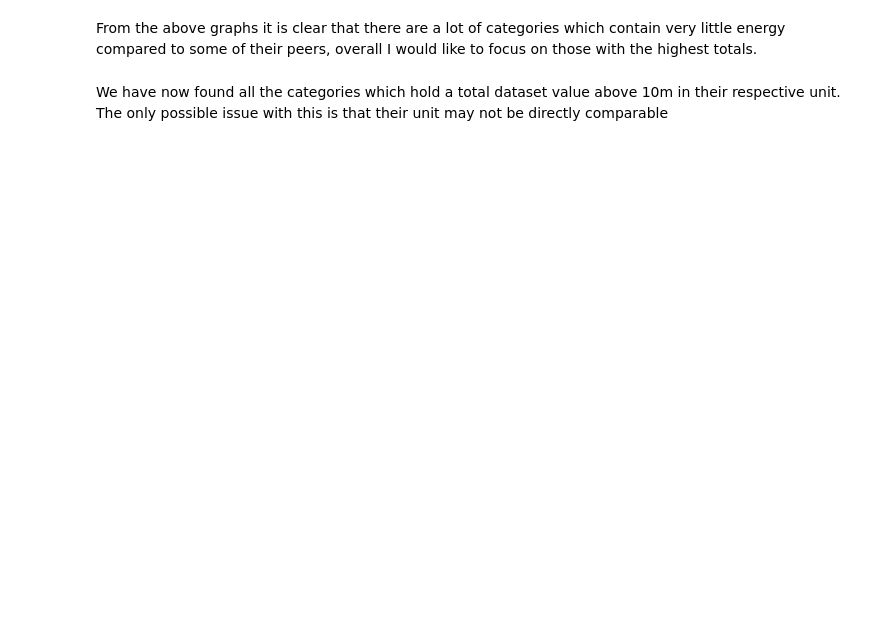
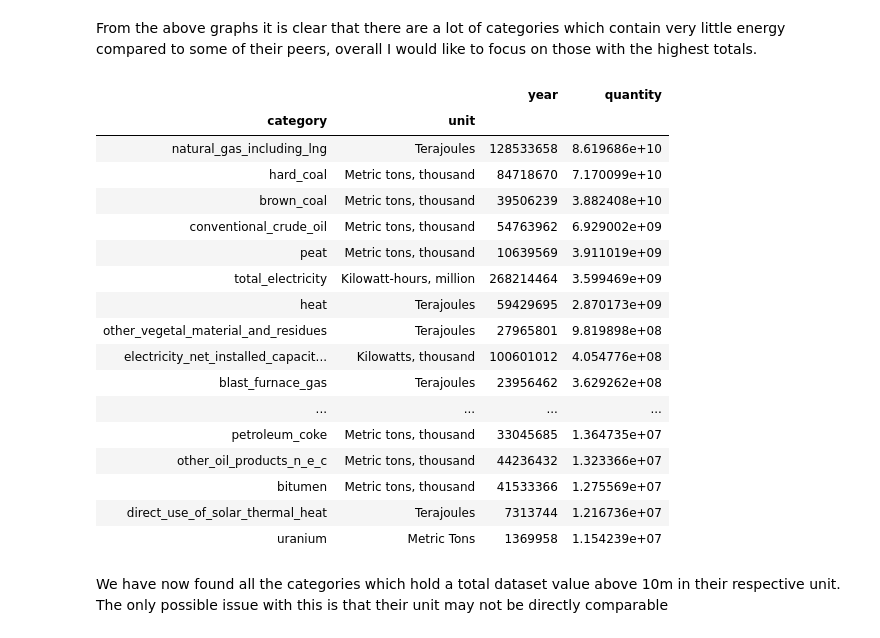
Before and after one commit to See-You-Data/UNInternationalEnergyData, a Jupyter notebook: dan_exploratory_analysis.ipynb, the cells around one changed output. Drawn from its saved outputs; the diff is of its cells as text; code cells hidden in the pictures; blank space fills up the shorter version.

```diff
--- a/dan_exploratory_analysis.ipynb
+++ b/dan_exploratory_analysis.ipynb
@@ -135,9 +138,27 @@ KeyError: "['quantity_footnotes'] not found in axis"
 From the above graphs it is clear that there are a lot of categories which contain very little energy compared to some of their peers, overall I would like to focus on those with the highest totals.
 # %%
 df_top_categories = df.groupby(['category','unit']).sum()
-df_top_categories.drop(['year','quantity_footnotes'], axis=1, inplace=True)
 df_top_categories.sort_values(by=['quantity'], inplace=True, ascending=False)
 df_top_categories[df_top_categories['quantity']>=1E7]
+# %% [output]
+|  |  | year | quantity |
+| category | unit |  |  |
+| natural_gas_including_lng | Terajoules | 128533658 | 8.619686e+10 |
+| hard_coal | Metric tons, thousand | 84718670 | 7.170099e+10 |
+| brown_coal | Metric tons, thousand | 39506239 | 3.882408e+10 |
+| conventional_crude_oil | Metric tons, thousand | 54763962 | 6.929002e+09 |
+| peat | Metric tons, thousand | 10639569 | 3.911019e+09 |
+| total_electricity | Kilowatt-hours, million | 268214464 | 3.599469e+09 |
+| heat | Terajoules | 59429695 | 2.870173e+09 |
+| other_vegetal_material_and_residues | Terajoules | 27965801 | 9.819898e+08 |
+| electricity_net_installed_capacit... | Kilowatts, thousand | 100601012 | 4.054776e+08 |
+| blast_furnace_gas | Terajoules | 23956462 | 3.629262e+08 |
+| ... | ... | ... | ... |
+| petroleum_coke | Metric tons, thousand | 33045685 | 1.364735e+07 |
+| other_oil_products_n_e_c | Metric tons, thousand | 44236432 | 1.323366e+07 |
+| bitumen | Metric tons, thousand | 41533366 | 1.275569e+07 |
+| direct_use_of_solar_thermal_heat | Terajoules | 7313744 | 1.216736e+07 |
+| uranium | Metric Tons | 1369958 | 1.154239e+07 |
 # %% [markdown]
 We have now found all the categories which hold a total dataset value above 10m in their respective unit. The only possible issue with this is that their unit may not be directly comparable
 # %%
```
Also changed, not shown: parts of 9 cells of this notebook.
